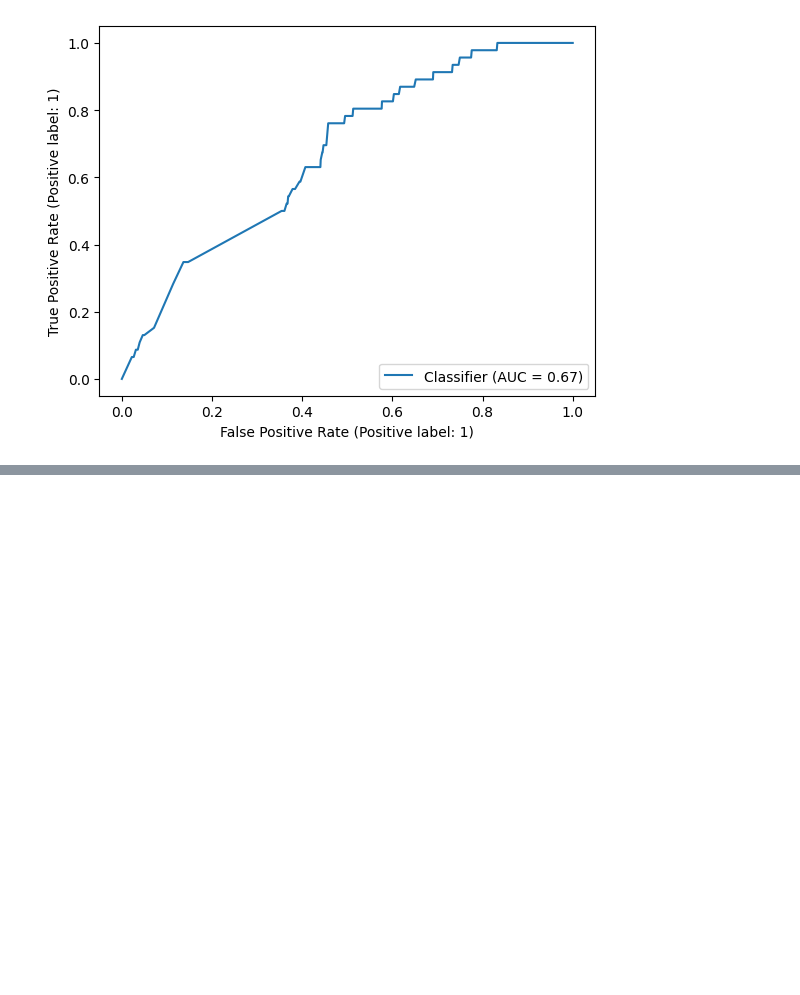
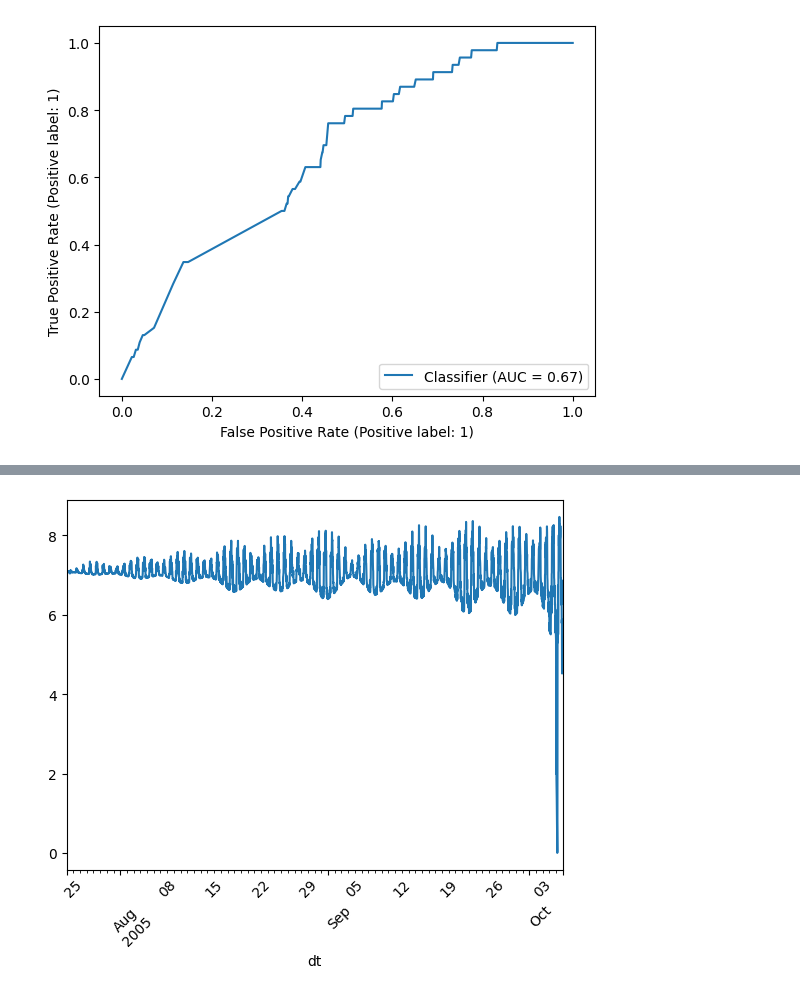
Before and after one commit to daniildiveev/ml-course-shad, a Jupyter notebook: 7th_homework/timeseries-homework.ipynb, the cells around one changed output, grey strips where cells are left out. Saved outputs shown, nothing was run; the diff lists cells and outputs as text; code cells hidden in the pictures; blank space fills up the shorter version.

```diff
--- a/7th_homework/timeseries-homework.ipynb
+++ b/7th_homework/timeseries-homework.ipynb
@@ -222,0 +257,12 @@ test_dataset
+# %%
+train_dataset_cnt_in = pd.DataFrame()
+
+train_dataset_cnt_in['dt'] = counters_in.index
+train_dataset_cnt_in['seasonal_feature'] = np.log(stl_cin.seasonal.values - np.min(stl_cin.seasonal) + 1)
+train_dataset_cnt_in['event'] = train_dataset_cnt_in.dt.apply(check_if_event)
+train_dataset_cnt_in['cnt'] = counters_in.cnt.values
+train_dataset_cnt_in = train_dataset_cnt_in.set_index('dt')
+# %%
+train_dataset_cnt_in.seasonal_feature.plot(rot=45);
+# %% [output]
+[figure, added]
```
Also changed, not shown: parts of 42 cells of this notebook.
